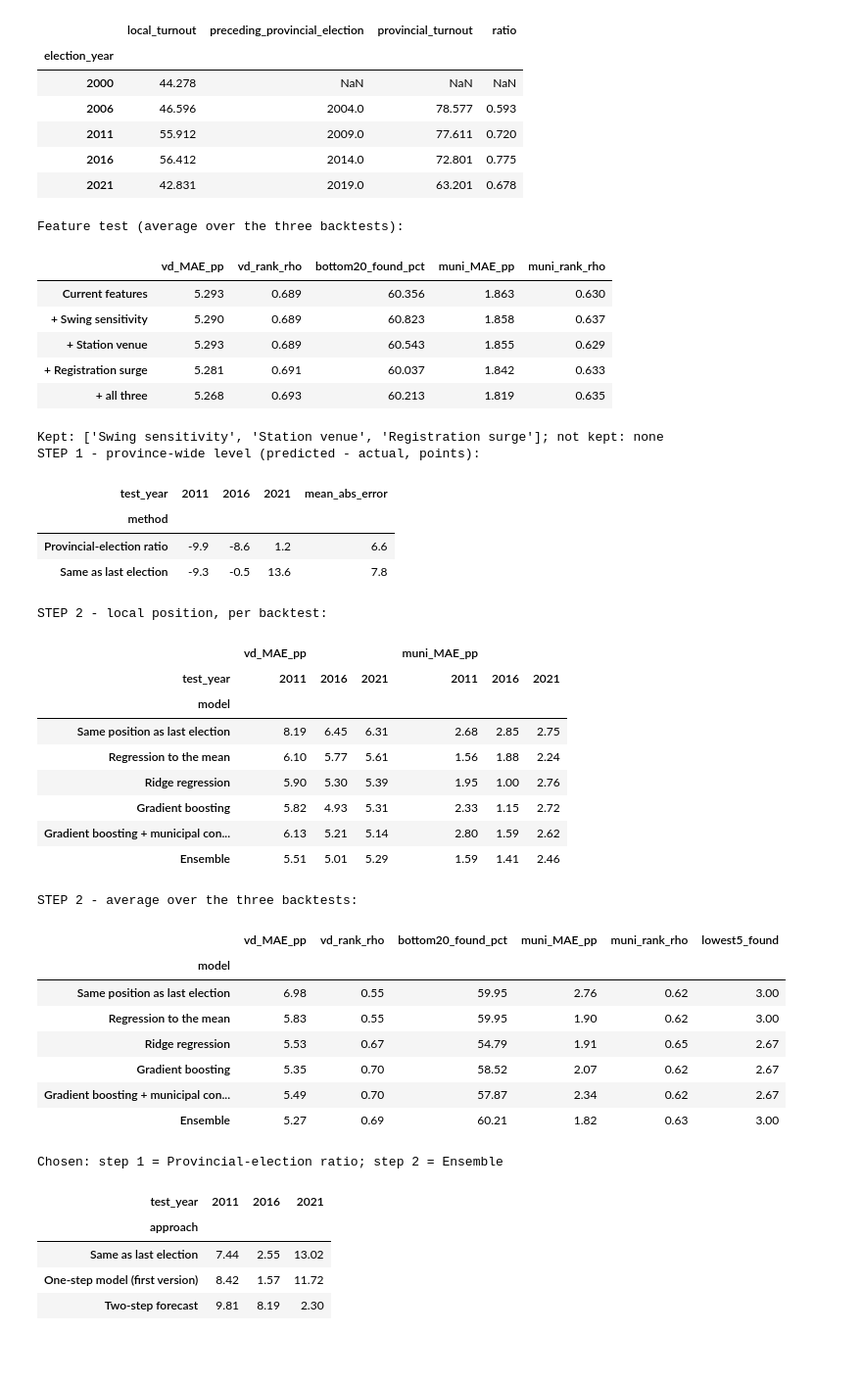
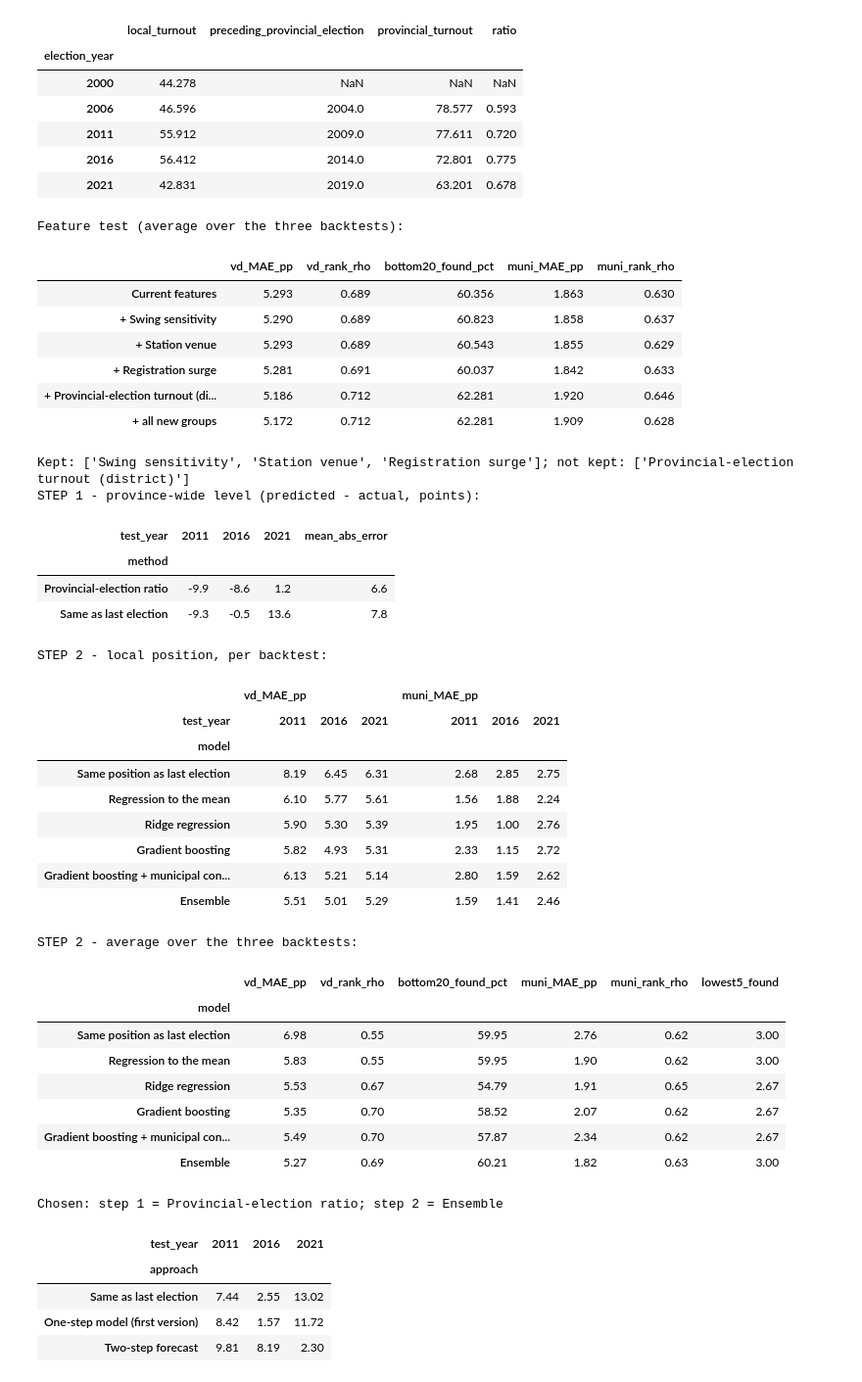
Before and after one commit to jaydenmanca/DIRISA_PROJECT, a Jupyter notebook: model.ipynb, the cells around one changed output. Shown at 98% size. Cells and saved outputs as stored; diff of their text form; code cells hidden in the pictures; blank space fills up the shorter version.

```diff
--- a/model.ipynb
+++ b/model.ipynb
@@ -151,6 +152,12 @@ SOURCES = {
     'lge_2021_mp':              DATASETS_DIR / 'iec_results' / 'local_elections' / 'MP_LGE_2021.csv',
     'iec_official_turnout_dir': DATASETS_DIR / 'iec_results' / 'official_turnout_reports',              # official MP turnout reports (checks)
     'npe_turnout_mp':           DATASETS_DIR / 'iec_results' / 'provincial_elections' / 'Mpumalanga_Voter_Turnout_2004-2024.csv',
+    # provincial-election results for every voting district (IEC 'Downloadable report data', as downloaded)
+    'npe_vd_2004':              DATASETS_DIR / 'iec_results' / 'provincial_elections' / 'district_results' / 'NPE_2004.zip',
+    'npe_vd_2009':              DATASETS_DIR / 'iec_results' / 'provincial_elections' / 'district_results' / 'NPE_2009.zip',
+    'npe_vd_2014':              DATASETS_DIR / 'iec_results' / 'provincial_elections' / 'district_results' / 'NPE_2014.zip',
+    'npe_vd_2019':              DATASETS_DIR / 'iec_results' / 'provincial_elections' / 'district_results' / 'NPE_2019_Provincial.zip',
+    'npe_vd_2024':              DATASETS_DIR / 'iec_results' / 'provincial_elections' / 'district_results' / 'NPE_2024_Provincial.zip',
     # registration
     'voters_2026_report':       DATASETS_DIR / 'iec_registration' / '2026 Registered voters.xlsx',
     'youth_registration_2026':  DATASETS_DIR / 'iec_registration' / 'youth_registration_variables_national.csv',  # IEC dashboard; MP selected in Stage 3
@@ -797,20 +909,22 @@ Provincial-election turnout per municipality (2021 boundaries):
 # %%
 # =====================================================================================
-# 2.9 Save Stage 2 outputs
+# 2.10 Save Stage 2 outputs
 # -------------------------------------------------------------------------------------
 # SAVES: derived/election_vd_panel.parquet  (voting district x election x ballot, Mpumalanga)
 #        derived/vd_to_2021_municipality_map.csv
 #        derived/municipality_election_panel_2021_boundaries.csv
 #        derived/reconciliation_mp_official_turnout.csv
 #        derived/npe_turnout_municipality.csv (provincial elections, 2021 boundaries)
+#        derived/npe_turnout_voting_district.csv (provincial elections, Mpumalanga districts)
 # =====================================================================================
 vd_panel.to_parquet(DERIVED_DIR / 'election_vd_panel.parquet', index=False)
 vd_year_mp.to_csv(DERIVED_DIR / 'vd_to_2021_municipality_map.csv', index=False)
 muni_panel.to_csv(DERIVED_DIR / 'municipality_election_panel_2021_boundaries.csv', index=False)
 recon_mp.drop(columns='_merge').to_csv(DERIVED_DIR / 'reconciliation_mp_official_turnout.csv', index=False)
 npe_muni.round(3).to_csv(DERIVED_DIR / 'npe_turnout_municipality.csv')
+npe_vd_mp.round(3).to_csv(DERIVED_DIR / 'npe_turnout_voting_district.csv', index=False)
 for f in ['election_vd_panel.parquet', 'vd_to_2021_municipality_map.csv', 'municipality_election_panel_2021_boundaries.csv',
-          'reconciliation_mp_official_turnout.csv', 'npe_turnout_municipality.csv']:
+          'reconciliation_mp_official_turnout.csv', 'npe_turnout_municipality.csv', 'npe_turnout_voting_district.csv']:
     print(f'{f:52s} {(DERIVED_DIR / f).stat().st_size:>12,} bytes')
 print('Stage 2 complete.')
 # %% [output]
@@ -1575,6 +1691,10 @@ The youth share of the roll exists only for 2026, so it is **not** a model featu
 #          vd_beta              = SWING SENSITIVITY: how strongly the district's turnout has
 #                                 followed Mpumalanga's in past elections (needs 3+ elections)
 #          vd_rel_volatility    = how much the district's local position has jumped around
+#          vd_npe_rel           = the district's position against Mpumalanga at the most recent
+#                                 PROVINCIAL election before the target (2024 for 2026: the freshest
+#                                 turnout signal); vd_npe_minus_local = that minus its last
+#                                 local-election position (is the place changing?)
 #          vd_venue_...         = VENUE of the voting station, read from its name (tent, farm,
 #                                 traditional authority, church, school, hall). The Census only
 #                                 reaches municipalities; the station list reaches every district.
@@ -1726,6 +1846,9 @@ for t in TARGETS:
     base['venue_type'] = vd.map(venue_wide[station_year]) if station_year in venue_wide.columns else np.nan
     for venue_type in VENUE_PATTERNS:
         base[f'vd_venue_{venue_type}'] = (base['venue_type'] == venue_type).astype(float).where(base['venue_type'].notna())
+    npe_year = max([y for y in NPE_VD_PROVINCE.index if y < t], default=None)   # provincial election BEFORE t
+    base['vd_npe_rel'] = (vd.map(npe_vd_wide[npe_year]) - NPE_VD_PROVINCE[npe_year]) if npe_year else np.nan
+    base['vd_npe_minus_local'] = base['vd_npe_rel'] - base['vd_rel_lag1']
     base['years_since_previous'] = t - p1
     last, avg3 = audit_features(t)
     base['muni_audit_score_last'] = mu.map(last)
@@ -1749,10 +1872,11 @@ summary = features_vd.groupby('target_year').agg(rows=('voting_district', 'size'
                                                  vd_history_pct=('vd_history_available', 'mean'),
                                                  party_history_pct=('vd_enp_lag1', lambda s: s.notna().mean()),
                                                  beta_available_pct=('vd_beta', lambda s: s.notna().mean()),
+                                                 provincial_known_pct=('vd_npe_rel', lambda s: s.notna().mean()),
                                                  venue_known_pct=('venue_type', lambda s: s.notna().mean()),
                                                  audit_available_pct=('muni_audit_score_last', lambda s: s.notna().mean()),
                                                  target_available=('turnout_pct', lambda s: s.notna().mean()))
-pct_cols = ['vd_history_pct', 'party_history_pct', 'beta_available_pct', 'venue_known_pct', 'audit_available_pct']
+pct_cols = ['vd_history_pct', 'party_history_pct', 'beta_available_pct', 'provincial_known_pct', 'venue_known_pct', 'audit_available_pct']
 summary[pct_cols] = (100 * summary[pct_cols]).round(1)
 display(summary)
 # %% [output]
@@ -1793,7 +1917,8 @@ Voting stations by venue type (station names exist from 2011):
 #        (5) party competition for 2021 rows comes from the 2016 PR ballot;
 #        (6) relative position for 2021 rows = 2016 turnout minus 2016 PROVINCE turnout;
 #        (7) swing sensitivity for 2021 rows is fitted on 2000-2016 only;
-#        (8) roll growth for 2026 comes from the roll certified before the election.
+#        (8) roll growth for 2026 comes from the roll certified before the election;
+#        (9) district provincial-election turnout comes from the provincial election before the target.
 #        If a test fails, the cell stops with an error.
 # FEATURE SETS (Stage 5):
 #        LOCAL_FEATURES   = district turnout history (relative to the province), district
@@ -1818,8 +1943,9 @@ NEW_FEATURE_GROUPS = {
     'Swing sensitivity': ['vd_beta', 'vd_rel_volatility', 'vd_beta_x_expected_swing'],
     'Station venue': [f'vd_venue_{v}' for v in VENUE_PATTERNS],
     'Registration surge': ['muni_roll_growth_rel'],
+    'Provincial-election turnout (district)': ['vd_npe_rel', 'vd_npe_minus_local'],
 }
-NEW_AFTER_V1 = ('vd_rel', 'muni_rel', 'vd_enp', 'vd_winner', 'vd_margin', 'vd_anc', 'vd_beta', 'vd_venue', 'muni_roll_growth_rel')
+NEW_AFTER_V1 = ('vd_rel', 'muni_rel', 'vd_enp', 'vd_winner', 'vd_margin', 'vd_anc', 'vd_beta', 'vd_venue', 'muni_roll_growth_rel', 'vd_npe')
 V1_FEATURES = [c for c in FEATURES if not c.startswith(NEW_AFTER_V1) and c != 'muni_npe_years_before']
 assert set(LOCAL_FEATURES + CONTEXT_FEATURES) <= set(FEATURES)
 assert {c for cols in NEW_FEATURE_GROUPS.values() for c in cols} - set(FEATURES) == {'vd_beta_x_expected_swing'}
@@ -1839,6 +1965,9 @@ past = [2000, 2006, 2011, 2016]
 for vd_code, b in zip(b21['voting_district'], b21['vd_beta']):
     y = vd_t.loc[vd_code, past]; ok = y.notna()
     assert np.isclose(np.clip(np.polyfit(province_turnout.loc[past, 'turnout_pct'][ok.to_numpy()], y[ok], 1)[0], -1, 3), b)
+# (9) district provincial-election turnout for 2021 rows comes from the 2019 provincial election (before 2021)
+n21 = features_vd[(features_vd.target_year == 2021) & features_vd.vd_npe_rel.notna()]
+assert np.allclose(n21['vd_npe_rel'], n21['voting_district'].map(npe_vd_wide[2019]) - NPE_VD_PROVINCE[2019])
 # (8) roll growth uses the roll certified BEFORE the election (2026: IEC dashboard, 23 Sep 2026)
 assert features_vd.loc[features_vd.target_year == 2026, 'muni_roll_growth_rel'].notna().all()
 
@@ -1847,10 +1976,10 @@ feature_dictionary['source'] = np.select(
     [feature_dictionary.feature.str.startswith('c22_'), feature_dictionary.feature.str.startswith('muni_roll_growth'),
      feature_dictionary.feature.str.startswith('muni_audit'), feature_dictionary.feature.str.startswith('muni_npe'),
      feature_dictionary.feature.str.startswith(('vd_enp', 'vd_winner', 'vd_margin', 'vd_anc')),
-     feature_dictionary.feature.str.startswith('vd_venue')],
+     feature_dictionary.feature.str.startswith('vd_venue'), feature_dictionary.feature.str.startswith('vd_npe')],
     ['Census 2022 (Stage 3)', 'IEC voters roll (Stage 2; 2026: IEC dashboard)', 'Auditor-General via Municipal Money (Stage 3)',
      'IEC provincial-election turnout reports (Stage 2, cell 2.8)', 'IEC results, PR-ballot party votes at the previous election (Stage 2)',
-     'IEC voting-station name (keyword rules, cell 4.9)'],
+     'IEC voting-station name (keyword rules, cell 4.9)', 'IEC provincial-election district results (cell 2.9)'],
     'IEC results, earlier elections (Stage 2)')
 feature_dictionary['known_before_election'] = np.select(
     [feature_dictionary.feature.str.startswith('c22_'), feature_dictionary.feature.str.startswith('muni_audit'),
@@ -2110,7 +2239,7 @@ def ensemble_backtest(features):
 
 experiments = {'Current features': LOCAL_FEATURES}
 experiments.update({f'+ {group}': LOCAL_FEATURES + cols for group, cols in NEW_FEATURE_GROUPS.items()})
-experiments['+ all three'] = LOCAL_FEATURES + [c for cols in NEW_FEATURE_GROUPS.values() for c in cols]
+experiments['+ all new groups'] = LOCAL_FEATURES + [c for cols in NEW_FEATURE_GROUPS.values() for c in cols]
 feature_tests = pd.DataFrame({name: ensemble_backtest(cols) for name, cols in experiments.items()}).T
 print('Feature test (average over the three backtests):')
 display(feature_tests[['vd_MAE_pp', 'vd_rank_rho', 'bottom20_found_pct', 'muni_MAE_pp', 'muni_rank_rho']].round(3))
@@ -2139,35 +2268,36 @@ for test_year, train_years in FOLDS.items():
     for method in PROVINCE_METHODS:
         province_rows.append({'test_year': test_year, 'method': method, 'predicted': province_level(test_year, method),
                               'actual': LGE_TURNOUT[test_year]})
     backtest_preds.append(test)
 
 province_backtest = pd.DataFrame(province_rows).assign(error_pp=lambda d: d['predicted'] - d['actual'])
 print('STEP 1 - province-wide level (predicted - actual, points):')
 display(province_backtest.pivot(index='method', columns='test_year', values='error_pp').assign(
     mean_abs_error=lambda d: d.abs().mean(axis=1)).round(1))
 PROVINCE_METHOD = province_backtest.assign(abs_err=province_backtest['error_pp'].abs()).groupby('method')['abs_err'].mean().idxmin()
 
 local_backtest = pd.DataFrame(local_rows)
 local_summary = local_backtest.groupby('model')[['vd_MAE_pp', 'vd_rank_rho', 'bottom20_found_pct', 'muni_MAE_pp', 'muni_rank_rho', 'lowest5_found']].mean().loc[LOCAL_NAMES]
 print('STEP 2 - local position, per backtest:')
 display(local_backtest.pivot(index='model', columns='test_year', values=['vd_MAE_pp', 'muni_MAE_pp']).loc[LOCAL_NAMES].round(2))
 print('STEP 2 - average over the three backtests:')
 display(local_summary.round(2))
 
 best_rule_vd = local_summary.loc[RULES, 'vd_MAE_pp'].min()
 eligible = local_summary.drop(index=RULES)
 eligible = eligible[eligible['vd_MAE_pp'] < best_rule_vd]
 LOCAL_MODEL = eligible['muni_MAE_pp'].idxmin() if len(eligible) else local_summary.loc[RULES, 'muni_MAE_pp'].idxmin()
 print(f'Chosen: step 1 = {PROVINCE_METHOD}; step 2 = {LOCAL_MODEL}')
 # %% [output]
 Feature test (average over the three backtests):
 |  | vd_MAE_pp | vd_rank_rho | bottom20_found_pct | muni_MAE_pp | muni_rank_rho |
 | Current features | 5.293 | 0.689 | 60.356 | 1.863 | 0.630 |
 | + Swing sensitivity | 5.290 | 0.689 | 60.823 | 1.858 | 0.637 |
 | + Station venue | 5.293 | 0.689 | 60.543 | 1.855 | 0.629 |
 | + Registration surge | 5.281 | 0.691 | 60.037 | 1.842 | 0.633 |
-| + all three | 5.268 | 0.693 | 60.213 | 1.819 | 0.635 |
+| + Provincial-election turnout (di... | 5.186 | 0.712 | 62.281 | 1.920 | 0.646 |
+| + all new groups | 5.172 | 0.712 | 62.281 | 1.909 | 0.628 |
-Kept: ['Swing sensitivity', 'Station venue', 'Registration surge']; not kept: none
+Kept: ['Swing sensitivity', 'Station venue', 'Registration surge']; not kept: ['Provincial-election turnout (district)']
 STEP 1 - province-wide level (predicted - actual, points):
 | test_year | 2011 | 2016 | 2021 | mean_abs_error |
 | method |  |  |  |  |
```
Also changed, not shown: parts of 25 cells of this notebook, 56 other files.
